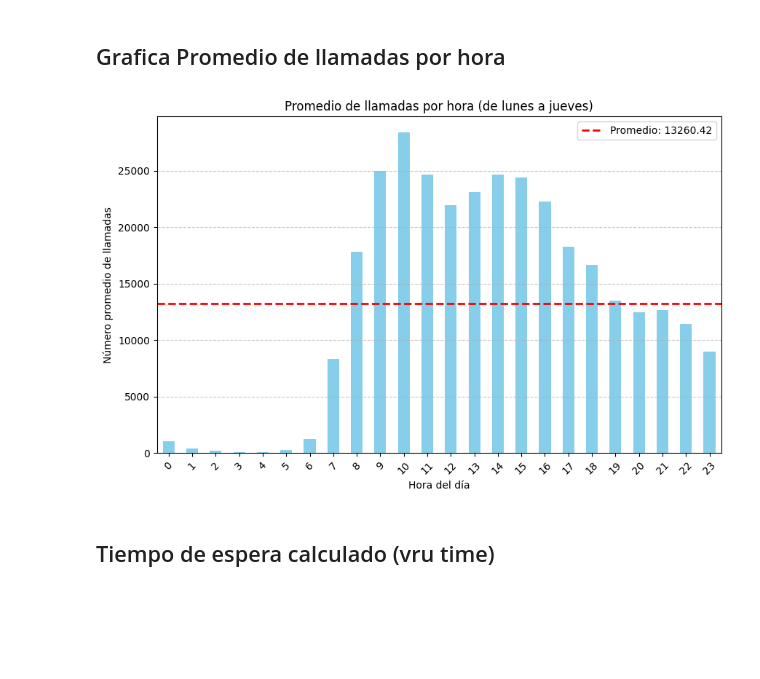
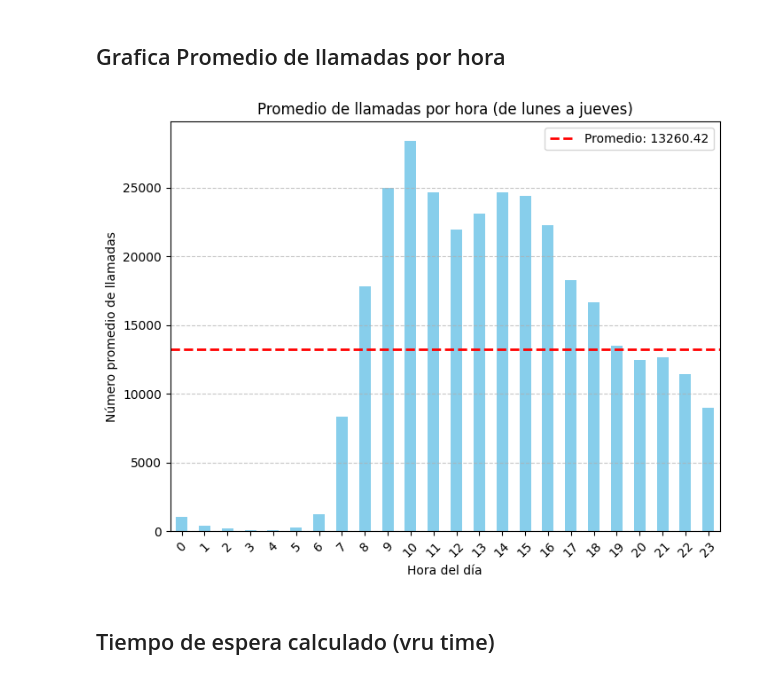
Before and after one commit to juangarcesco/metricas-call-canter, a Jupyter notebook: PRUEBA_CALL_CENTER.ipynb, the cells around one changed output. Saved outputs shown, nothing was run; the diff lists cells and outputs as text; code cells hidden in the pictures; blank space fills up the shorter version.

```diff
--- a/PRUEBA_CALL_CENTER.ipynb
+++ b/PRUEBA_CALL_CENTER.ipynb
@@ -159,3 +181,4 @@ df[df['tipo_de_servicio'] == 'AA']
-# %%
-indexes_to_drop = [538,13233,109637,242738,320222]
-df.drop(indexes_to_drop,inplace=True)
+# %%
+#Visualizamos los valores errados de AA para ver su index y luego borrarlos
+index_AA_para_borrar=df[df['tipo_de_servicio'] == 'AA'].index.tolist()
+index_AA_para_borrar
@@ -162,2 +187,5 @@ df.drop(indexes_to_drop,inplace=True)
+# %%
+#Con drop borramos y la opcion inplace true par quela elimine del df
+df.drop(index_AA_para_borrar,inplace=True)
 # %% [markdown]
 ## Correcion de valores ' TT'
@@ -174,6 +203,6 @@ df[df['tipo_de_servicio'] == ' TT']
 # %%
-index_list_TT = [68094,73097,95287,95360,95414,98245]
-df.loc[index_list_TT,'tipo_de_servicio'] = 'TT'
+index_TT_con_espacio = [68094,73097,95287,95360,95414,98245]
+df.loc[index_TT_con_espacio,'tipo_de_servicio'] = 'TT'
 # %% [markdown]
 ## Correccion del datatype del tipo de servicio
 # %%
@@ -970,18 +806,18 @@ average_calls_per_hour = weekday_df.groupby('hour').size().mean()
 ## Grafica Promedio de llamadas por hora
 # %%
 # Graficamos el promedio de llamadas por hora
-plt.figure(figsize=(10, 6))
+plt.figure(figsize=(8, 6))
 weekday_df.groupby('hour').size().plot(kind='bar', color='skyblue')
 plt.title('Promedio de llamadas por hora (de lunes a jueves)')
 plt.xlabel('Hora del día')
 plt.ylabel('Número promedio de llamadas')
 plt.xticks(rotation=45)
 plt.grid(axis='y', linestyle='--', alpha=0.7)
 plt.axhline(average_calls_per_hour, color='red', linestyle='--', linewidth=2, label=f'Promedio: {average_calls_per_hour:.2f}')
 plt.legend()
 plt.show()
 # %% [output]
-[figure, old version]
+[figure, new version]
 # %% [markdown]
 ## Tiempo de espera calculado (vru time)
 # %%
```
Also changed, not shown: parts of 110 cells of this notebook.
